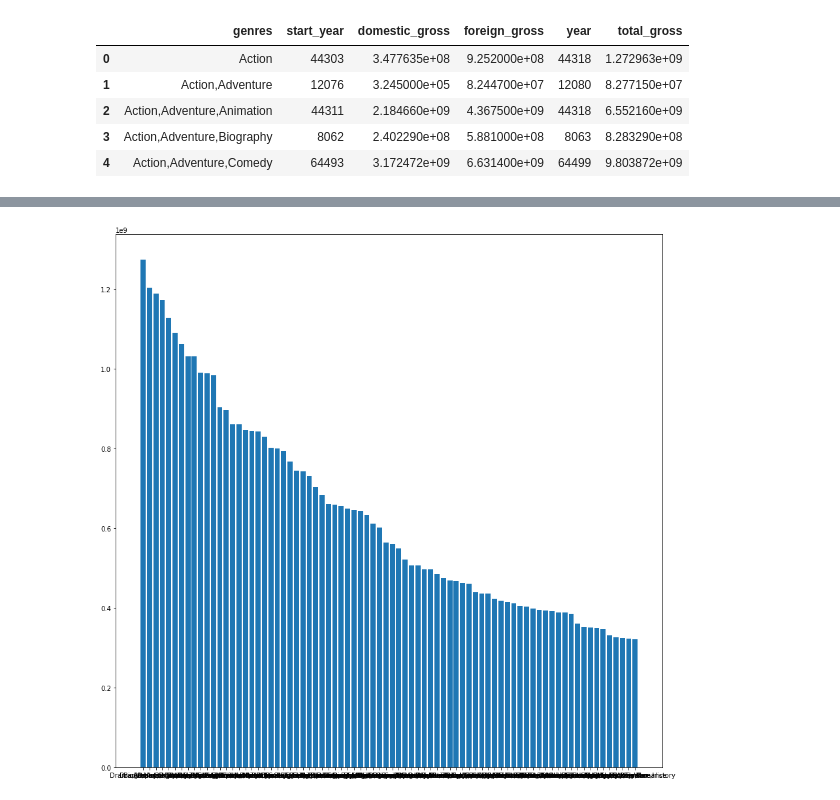
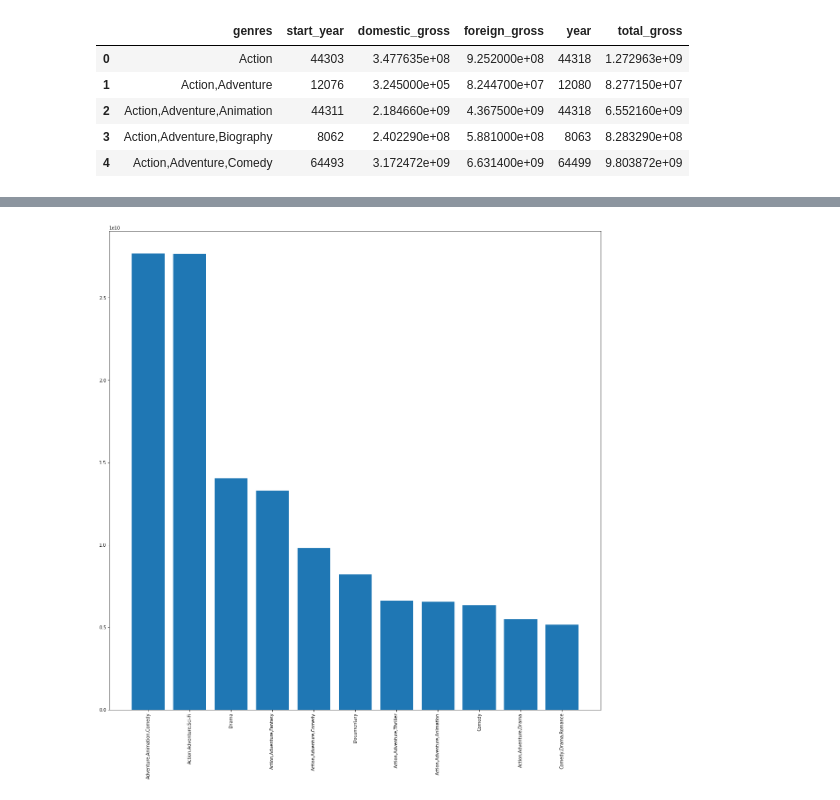
Before and after one commit to rahulakrish/movie_studio_recommendation, a Jupyter notebook: project_notebook.ipynb, the cells around one changed output, grey strips where cells are left out. Drawn from its saved outputs; the diff is of its cells as text; code cells hidden in the pictures.

```diff
--- a/project_notebook.ipynb
+++ b/project_notebook.ipynb
@@ -147,6 +147 @@ Fantasy,History,Musical        1
 Name: genres, Length: 1085, dtype: int64
-# %%
-#creating a new column that splits the genres
-
-movie_basics["genres_split"] = movie_basics['genres'].str.split(",")
-movie_basics.head()
@@ -562,7 +477,7 @@ df_genres.head()
 | 4 | Action,Adventure,Comedy | 64493 | 3.172472e+09 | 6.631400e+09 | 64499 | 9.803872e+09 |
 # %%
 # sorting the total_gross column in descending order to get the highest grossing genres
-df_genres.sort_values(by=['total_gross'], ascending = False, inplace = True)
+df_genres.sort_values(by=['total_gross'], ascending = False, inplace = True, ignore_index=True)
 df_genres.head()
 # %% [output]
 |  | genres | start_year | domestic_gross | foreign_gross | year | total_gross |
@@ -603,0 +489,4 @@ Name: total_gross, dtype: float64
+# %%
+# creating a new column of the total_gross re-formatted
+df_genres["total_gross_$"] = df_genres["total_gross"].map('${:,.0f}'.format)
+df_genres.head()
@@ -604,7 +500,9 @@ Name: total_gross, dtype: float64
 # %%
-fig,ax = plt.subplots(figsize = (15,15))
+fig,ax = plt.subplots(figsize = (20,20))
 
-ax.bar(x=df_genres.loc[0:10, 'genres'], height=df_genres.loc[0:10, 'total_gross'])
+ax.bar(x=df_genres.loc[0:10, 'genres'], height=df_genres.loc[0:10, 'total_gross'], width=0.8)
+plt.xticks(rotation = 90)
+
 plt.show()
 # %% [output]
-[figure, old version]
+[figure, new version]
```
Also changed, not shown: parts of 31 cells of this notebook.
